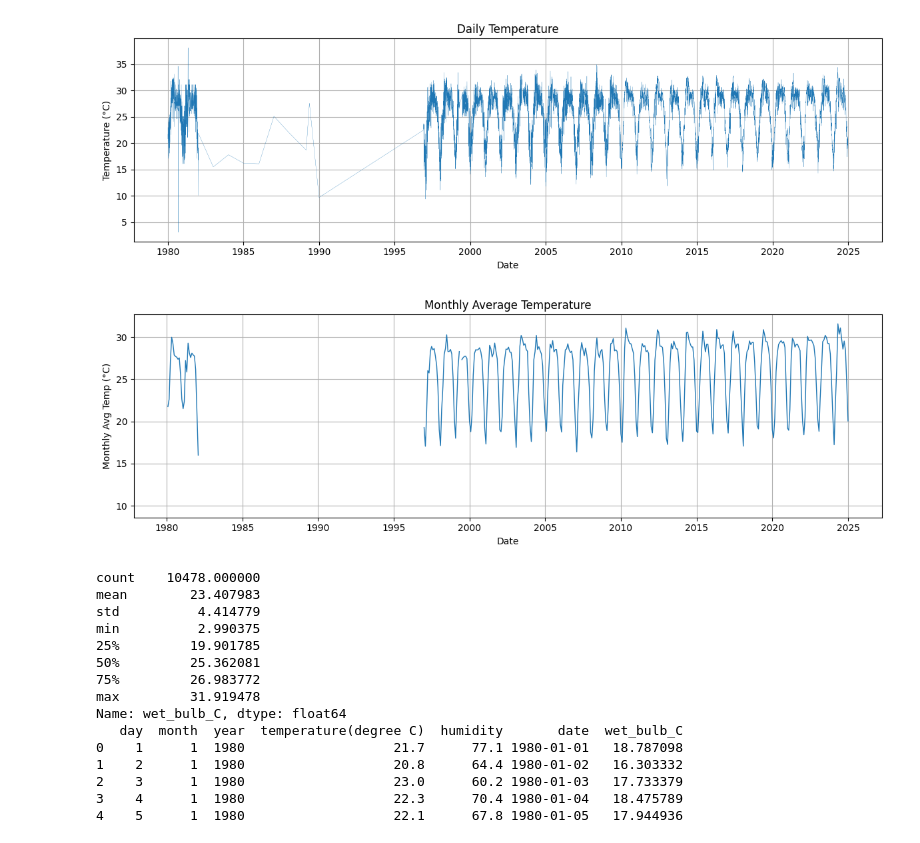
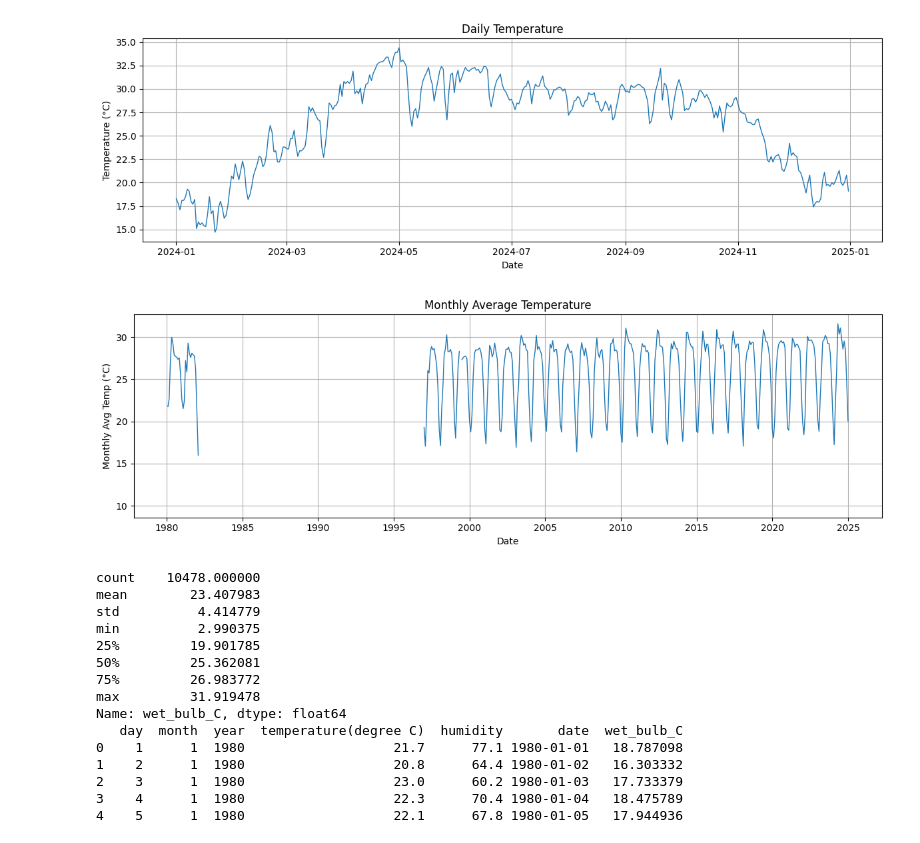
Before and after one commit to not-your-pancake/TCC-ensembling-paper, a Jupyter notebook: 2-Wet-Bulb-Temperature/bagerhat_wet_bulb.ipynb, the cells around one changed output. Cells and saved outputs as stored; diff of their text form; code cells hidden in the pictures.

```diff
--- a/2-Wet-Bulb-Temperature/bagerhat_wet_bulb.ipynb
+++ b/2-Wet-Bulb-Temperature/bagerhat_wet_bulb.ipynb
@@ -88,7 +100,10 @@ NameError: name 'wb_df' is not defined
 # 8) TIME SERIES PLOT
 # ============================================================
 plt.figure(figsize=(12,4))
-plt.plot(with_no_null_WB['date'], with_no_null_WB['temperature(degree C)'], linewidth=0.2)
+
+#### ploting only for particular year syntaxt
+plt.plot(with_no_null_WB[with_no_null_WB['date'].dt.year == 2024]['date'], with_no_null_WB[with_no_null_WB['date'].dt.year == 2024]['temperature(degree C)'], linewidth=1)
+
 plt.xlabel("Date")
 plt.ylabel("Temperature (°C)")
 plt.title("Daily Temperature")
@@ -108,34 +123,34 @@ plt.show()
 
 # ============================================================
 # 9) WET BULB TEMPERATURE FUNCTION (Stull, 2011)
 # ============================================================
 def wet_bulb_temp_C(T_c, RH):
     """
     Stull (2011) empirical wet-bulb temperature formula
     T in °C, RH in %
     """
     T = float(T_c)
     R = float(RH)
 
     Tw = T * np.arctan(0.151977 * np.sqrt(R + 8.313659)) \
          + np.arctan(T + R) - np.arctan(R - 1.676331) \
          + 0.00391838 * (R ** 1.5) * np.arctan(0.023101 * R) \
          - 4.686035
 
     return Tw
 
 # ============================================================
 # 10) COMPUTE WET BULB TEMPERATURE
 # ============================================================
 with_no_null_WB['wet_bulb_C'] = with_no_null_WB.apply(
     lambda r: wet_bulb_temp_C(r['temperature(degree C)'], r['humidity']),
     axis=1
 )
 
 print(with_no_null_WB['wet_bulb_C'].describe())
 print(with_no_null_WB.head())
 # %% [output]
-[figure, old version]
+[figure, new version]
 [figure]
 count    10478.000000
 mean        23.407983
```
Also changed, not shown: parts of 2 cells of this notebook, 3 other files.
